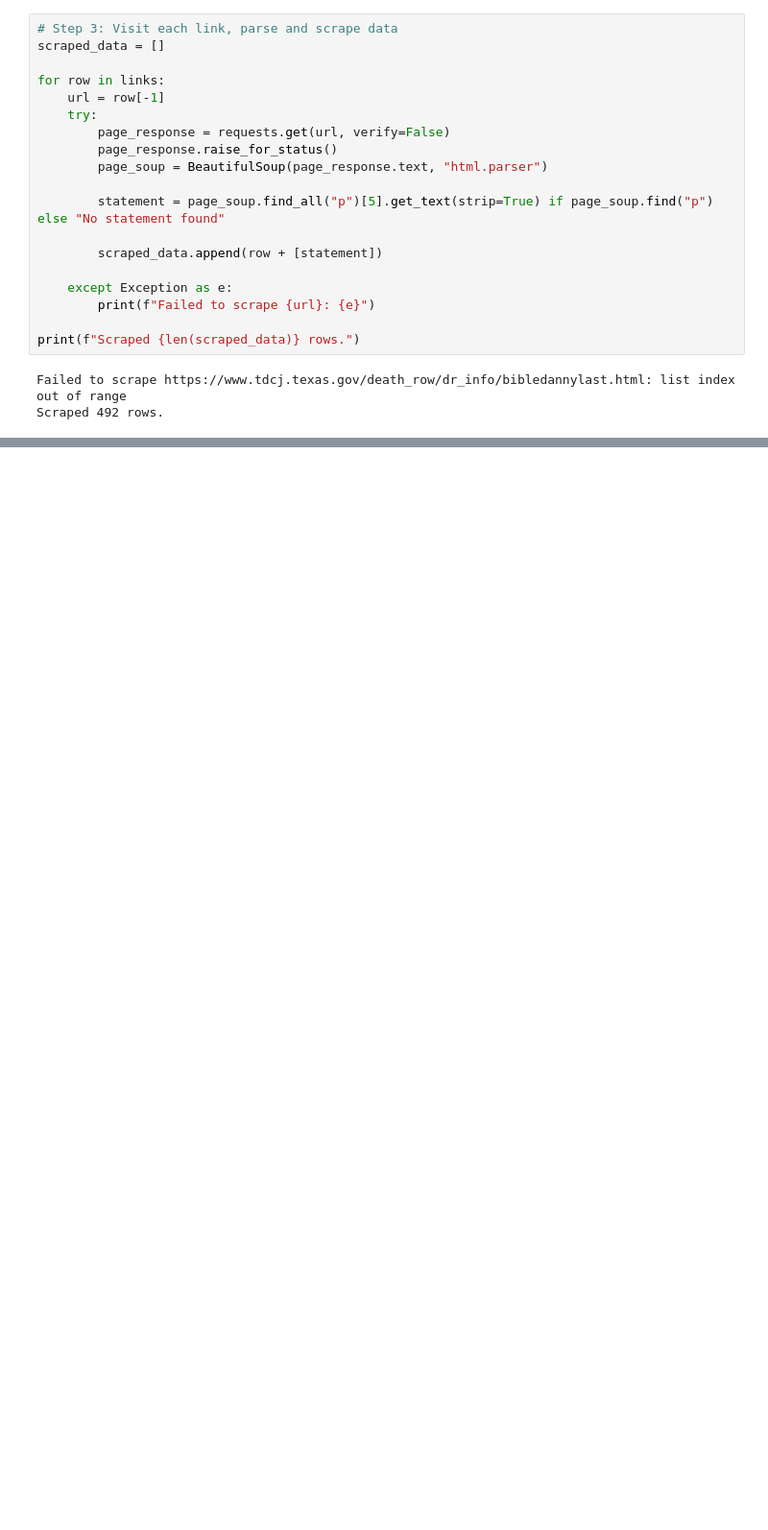
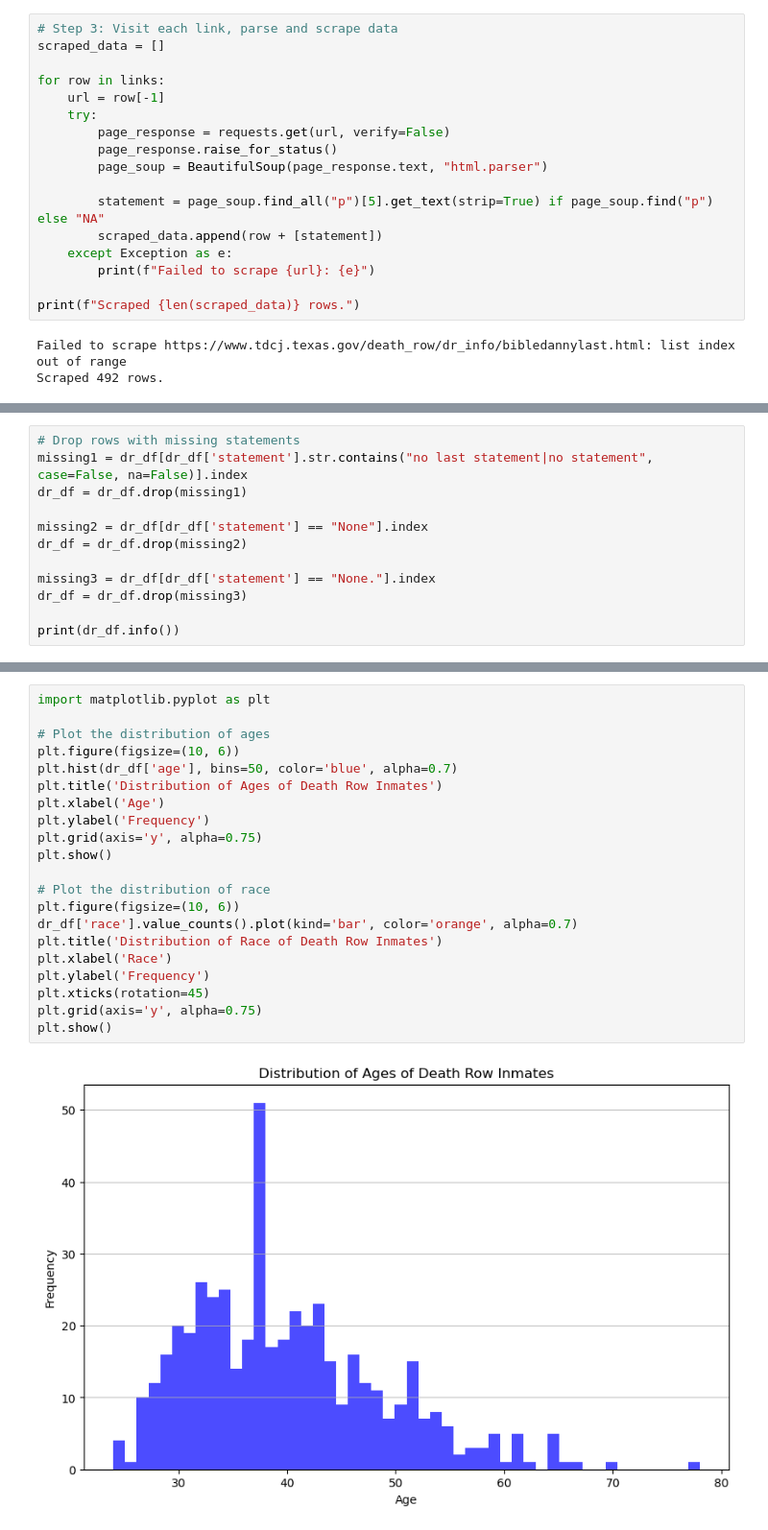
Before and after one commit to stephbc/DATA620_Summer2025, a Jupyter notebook: final.ipynb, the cells around one changed output, grey strips where cells are left out. Shown at 96% size. Cells and saved outputs as stored; diff of their text form; blank space fills up the shorter version.

```diff
--- a/final.ipynb
+++ b/final.ipynb
@@ -47,10 +77,8 @@ for row in links:
         page_response.raise_for_status()
         page_soup = BeautifulSoup(page_response.text, "html.parser")
 
-        statement = page_soup.find_all("p")[5].get_text(strip=True) if page_soup.find("p") else "No statement found"
-
+        statement = page_soup.find_all("p")[5].get_text(strip=True) if page_soup.find("p") else "NA"
         scraped_data.append(row + [statement])
-
     except Exception as e:
         print(f"Failed to scrape {url}: {e}")
 
@@ -80,0 +146,12 @@ Scraped data saved to 'dr_scraped.csv'
+# %%
+# Drop rows with missing statements
+missing1 = dr_df[dr_df['statement'].str.contains("no last statement|no statement", case=False, na=False)].index
+dr_df = dr_df.drop(missing1)
+
+missing2 = dr_df[dr_df['statement'] == "None"].index
+dr_df = dr_df.drop(missing2)
+
+missing3 = dr_df[dr_df['statement'] == "None."].index
+dr_df = dr_df.drop(missing3)
+
+print(dr_df.info())
@@ -80,0 +175,23 @@ Scraped data saved to 'dr_scraped.csv'
+# %%
+import matplotlib.pyplot as plt
+
+# Plot the distribution of ages
+plt.figure(figsize=(10, 6))
+plt.hist(dr_df['age'], bins=50, color='blue', alpha=0.7)
+plt.title('Distribution of Ages of Death Row Inmates')
+plt.xlabel('Age')
+plt.ylabel('Frequency')
+plt.grid(axis='y', alpha=0.75)
+plt.show()
+
+# Plot the distribution of race
+plt.figure(figsize=(10, 6))
+dr_df['race'].value_counts().plot(kind='bar', color='orange', alpha=0.7)
+plt.title('Distribution of Race of Death Row Inmates')
+plt.xlabel('Race')
+plt.ylabel('Frequency')
+plt.xticks(rotation=45)
+plt.grid(axis='y', alpha=0.75)
+plt.show()
+# %% [output]
+[figure, added]
```
Also changed, not shown: parts of 14 cells of this notebook, 1 other file.
